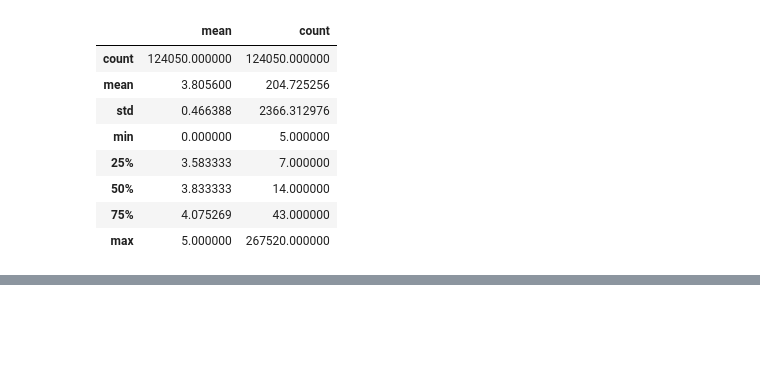
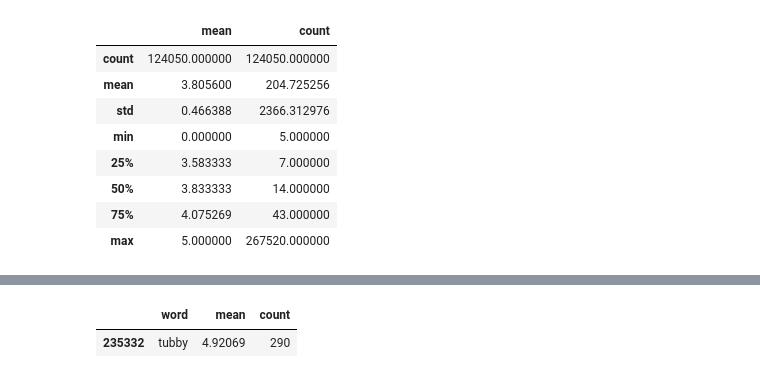
Before and after one commit to jakeypakey/ECE_225, a Jupyter notebook: Goodreads_Text_analysis.ipynb, the cells around one changed output, grey strips where cells are left out. Drawn from its saved outputs; the diff is of its cells as text; code cells hidden in the pictures; blank space fills up the shorter version.

```diff
--- a/Goodreads_Text_analysis.ipynb
+++ b/Goodreads_Text_analysis.ipynb
@@ -81,0 +87,2 @@ plt.show()
+# %%
+freq_words = word_df[word_df['count']>100].sort_values(by='mean')
@@ -81,0 +102,5 @@ plt.show()
+# %%
+freq_words[freq_words['word']=='tubby']
+# %% [output]
+|  | word | mean | count |
+| 235332 | tubby | 4.92069 | 290 |
```
Also changed, not shown: parts of 7 cells of this notebook.
